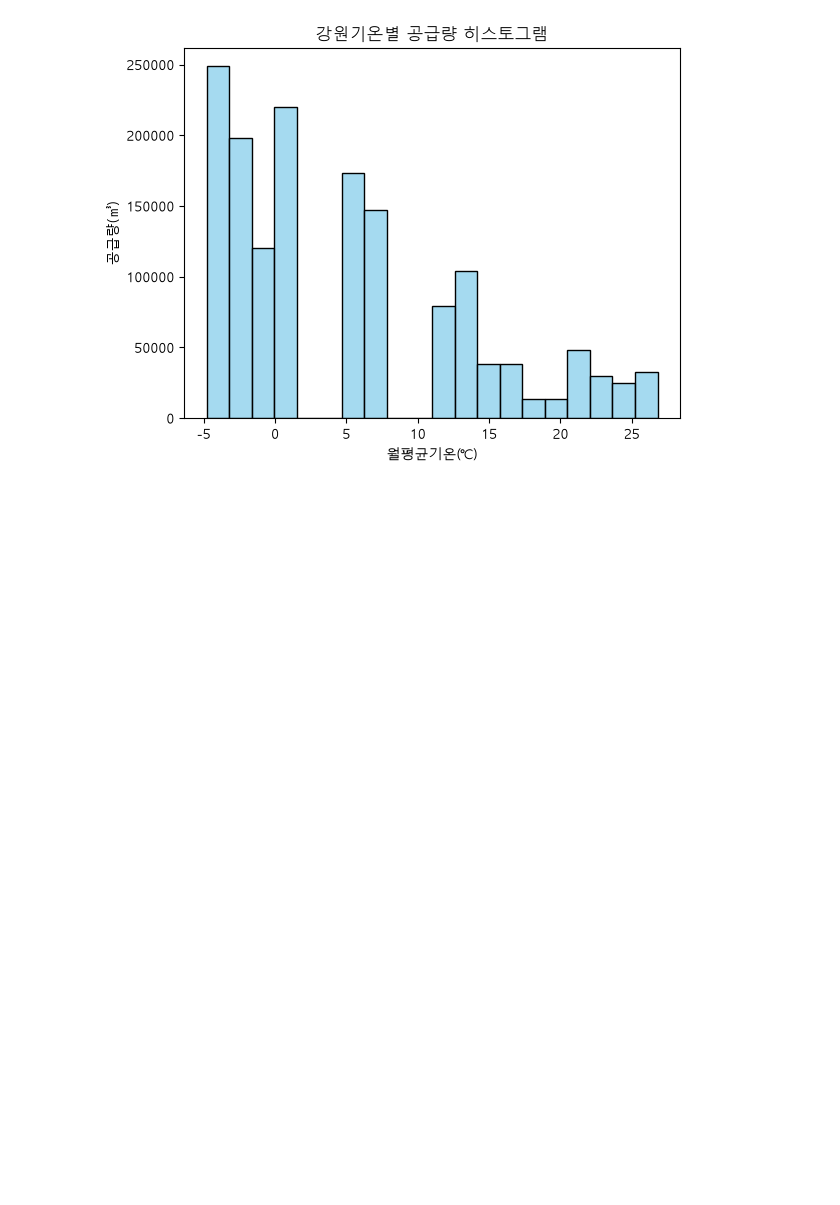
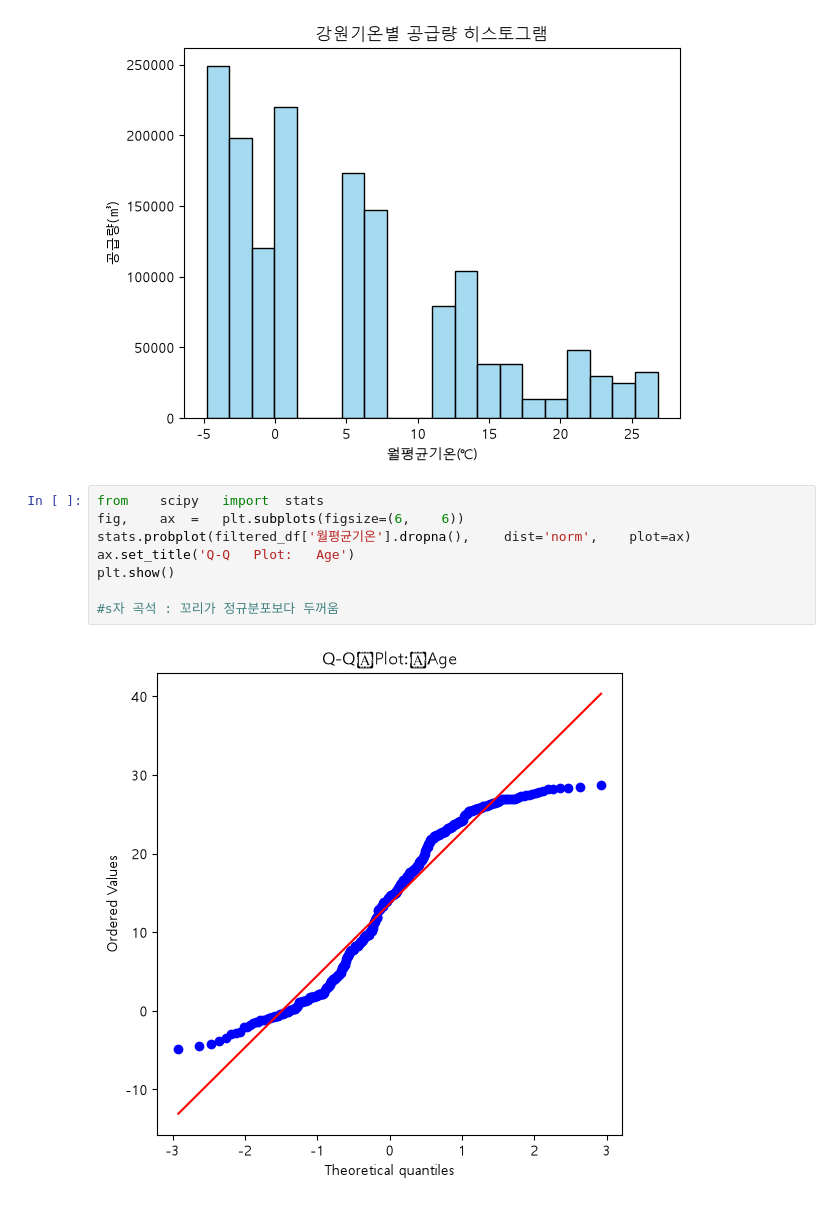
Before and after one commit to rabo1226/workspace_python, a Jupyter notebook: 머신러닝/프로젝트2/가스_인구_기온_통합_data.ipynb, the cells around one changed output. Cells and saved outputs as stored; diff of their text form; blank space fills up the shorter version.

```diff
--- a/머신러닝/프로젝트2/가스_인구_기온_통합_data.ipynb
+++ b/머신러닝/프로젝트2/가스_인구_기온_통합_data.ipynb
@@ -321,3 +325,13 @@ for region in regions:
 [figure]
 [figure]
 [figure]
+# %%
+from	scipy	import	stats
+fig,	ax	=	plt.subplots(figsize=(6,	6))
+stats.probplot(filtered_df['월평균기온'].dropna(),	dist='norm',	plot=ax)
+ax.set_title('Q-Q	Plot:	Age')
+plt.show()
+
+#s자 곡석 : 꼬리가 정규분포보다 두꺼움
+# %% [output]
+[figure, added]
```
Also changed, not shown: parts of 16 cells of this notebook, 3 other files.
